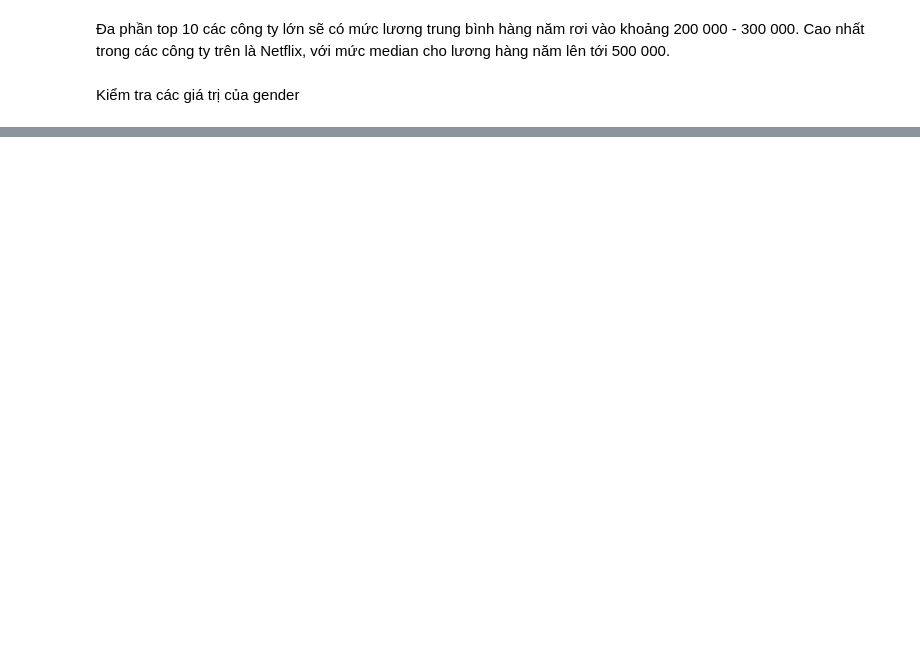
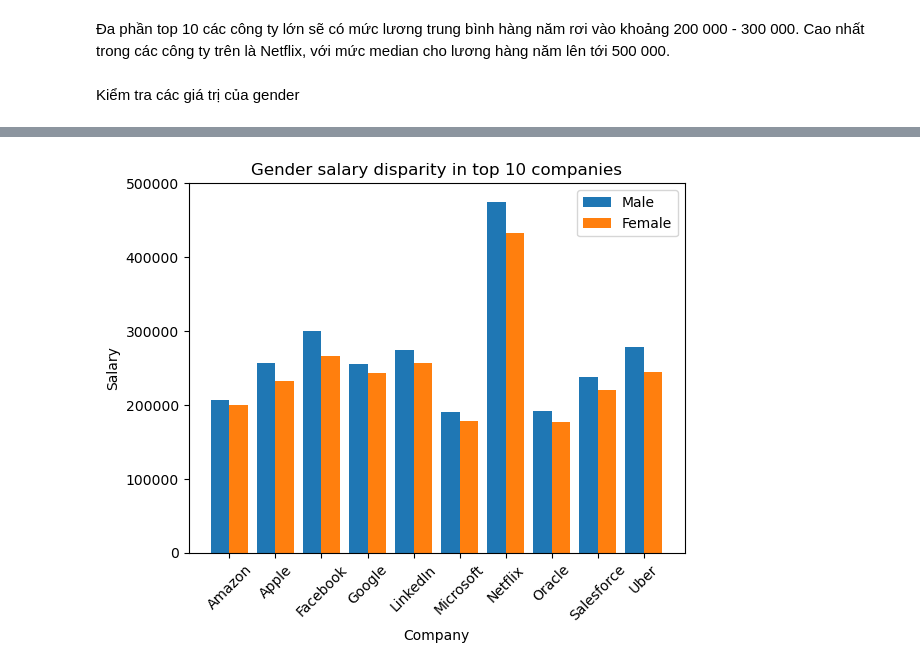
Before and after one commit to hoangvo1902/CSC17104_PROGRAMMING-FOR-DATA-SCIENCE, a Jupyter notebook: Final-project-_Preprocessing.ipynb, the cells around one changed output, grey strips where cells are left out. Saved outputs shown, nothing was run; the diff lists cells and outputs as text; code cells hidden in the pictures; blank space fills up the shorter version.

```diff
--- a/Final-project-_Preprocessing.ipynb
+++ b/Final-project-_Preprocessing.ipynb
@@ -391,0 +442,11 @@ Kiểm tra các giá trị của gender
+# %%
+male = df_company[df_company['gender'] == 'Male']
+maleSalary_median = male.groupby('company')['totalyearlycompensation'].median()
+maleSalary_median.name = 'Male'
+
+female = df_company[df_company['gender'] == 'Female']
+femaleSalary_median = female.groupby('company')['totalyearlycompensation'].median()
+femaleSalary_median.name = 'Female'
+
+genderSalary_median = pd.concat([maleSalary_median, femaleSalary_median],axis=1)
+genderSalary_median
@@ -391,0 +466,14 @@ Kiểm tra các giá trị của gender
+# %%
+x = np.arange(10)
+plt.bar(x - 0.2, maleSalary_median, 0.4, label='Male')
+plt.bar(x + 0.2, femaleSalary_median, 0.4, label='Female')
+
+plt.xticks(x, genderSalary_median.index, rotation= 45)
+plt.xlabel("Company")
+plt.ylabel("Salary")
+plt.title("Gender salary disparity in top 10 companies")
+plt.axis(ymax = 500000)
+plt.legend()
+plt.show()
+# %% [output]
+[figure, added]
```
Also changed, not shown: parts of 10 cells of this notebook.
